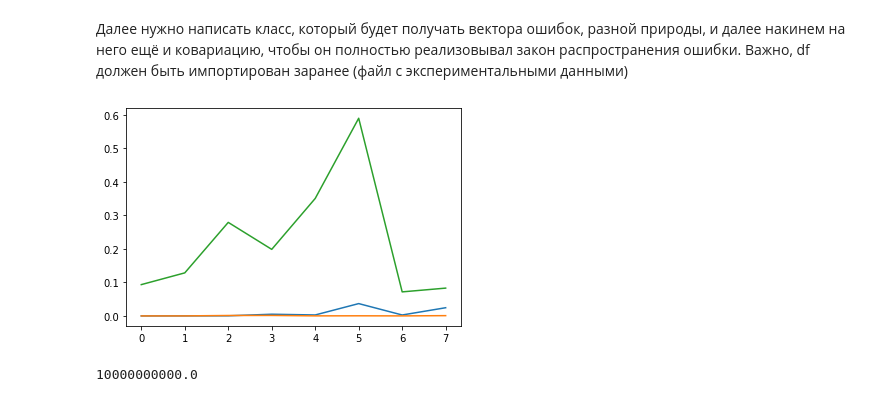
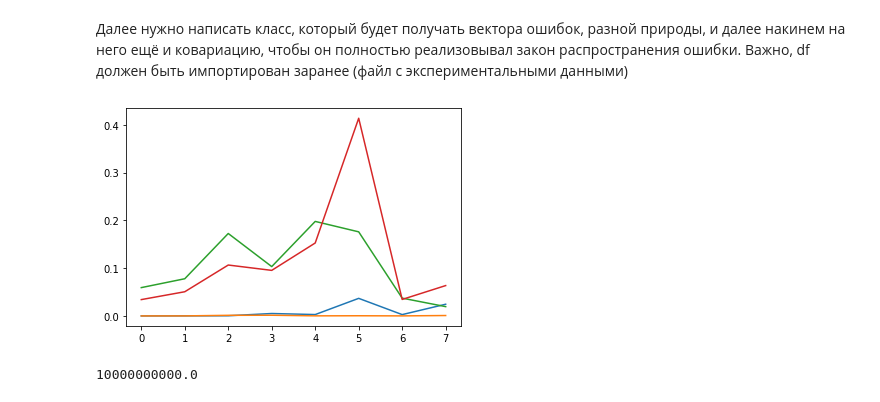
Before and after one commit to 89605502155/CourseWork4, a Jupyter notebook: task1.ipynb, the cells around one changed output. Saved outputs shown, nothing was run; the diff lists cells and outputs as text; code cells hidden in the pictures.

```diff
--- a/task1.ipynb
+++ b/task1.ipynb
@@ -235,28 +191,32 @@ class my_deriv():
         f2=f(T=self.T-(self.h),Ne=self.Ne,intens_K=self.intens_K, intens_N=self.intens_N)
         f4=f(T=self.T+(self.h),Ne=self.Ne,intens_K=self.intens_K, intens_N=self.intens_N)
         f5=f(T=self.T+(2*self.h),Ne=self.Ne,intens_K=self.intens_K, intens_N=self.intens_N)
-        return (f1.main()-(8*f2.main())+(8*f4.main())-f5.main())/(12*self.h)
+        #return (f1.main()-(8*f2.main())+(8*f4.main())-f5.main())/(12*self.h)
+        return (f4.main()-f2.main())/(2*self.h)
 
     def deriv_n(self):
         f1=f(T=self.T,Ne=self.Ne-(2*self.h),intens_K=self.intens_K, intens_N=self.intens_N)
         f2=f(T=self.T,Ne=self.Ne-(self.h),intens_K=self.intens_K, intens_N=self.intens_N)
         f4=f(T=self.T,Ne=self.Ne+(self.h),intens_K=self.intens_K, intens_N=self.intens_N)
         f5=f(T=self.T,Ne=self.Ne+(2*self.h),intens_K=self.intens_K, intens_N=self.intens_N)
-        return (f1.main()-(8*f2.main())+(8*f4.main())-f5.main())/(12*self.h)
+        #return (f1.main()-(8*f2.main())+(8*f4.main())-f5.main())/(12*self.h)
+        return (f4.main()-f2.main())/(2*self.h)
 
     def deriv_in(self):
         f1=f(T=self.T,Ne=self.Ne,intens_K=self.intens_K, intens_N=self.intens_N-(2*self.h))
         f2=f(T=self.T,Ne=self.Ne,intens_K=self.intens_K, intens_N=self.intens_N-(self.h))
         f4=f(T=self.T,Ne=self.Ne,intens_K=self.intens_K, intens_N=self.intens_N+(self.h))
         f5=f(T=self.T,Ne=self.Ne,intens_K=self.intens_K, intens_N=self.intens_N+(2*self.h))
-        return (f1.main()-(8*f2.main())+(8*f4.main())-f5.main())/(12*self.h)
+        #return (f1.main()-(8*f2.main())+(8*f4.main())-f5.main())/(12*self.h)
+        return (f4.main()-f2.main())/(2*self.h)
 
     def deriv_ik(self):
         f1=f(T=self.T,Ne=self.Ne,intens_K=self.intens_K-(2*self.h), intens_N=self.intens_N)
         f2=f(T=self.T,Ne=self.Ne,intens_K=self.intens_K-(self.h), intens_N=self.intens_N)
         f4=f(T=self.T,Ne=self.Ne,intens_K=self.intens_K+(self.h), intens_N=self.intens_N)
         f5=f(T=self.T,Ne=self.Ne,intens_K=self.intens_K+(2*self.h), intens_N=self.intens_N)
-        return (f1.main()-(8*f2.main())+(8*f4.main())-f5.main())/(12*self.h)
+        #return (f1.main()-(8*f2.main())+(8*f4.main())-f5.main())/(12*self.h)
+        return (f4.main()-f2.main())/(2*self.h)
 
     def calc(self):
         if (self.param=="T"):
@@ -299,7 +259,7 @@ class vector_derivative():
     def vec_ik(self):
         res=list()
         for i in range(len(df.iloc[:,0])):
-            model=my_deriv(h=1/5000,T=df.iloc[i,5],Ne=df.iloc[i,7],
+            model=my_deriv(h=5,T=df.iloc[i,5],Ne=df.iloc[i,7],
                            intens_K=df.iloc[i,3], intens_N=df.iloc[i,1],param="IK")
             res.append(m.pow(model.calc(),2)*m.pow(df.iloc[i,4],2))
         return res
@@ -307,7 +267,7 @@ class vector_derivative():
     def vec_in(self):
         res=list()
         for i in range(len(df.iloc[:,0])):
-            model=my_deriv(h=1/5000,T=df.iloc[i,5],Ne=df.iloc[i,7],
+            model=my_deriv(h=5,T=df.iloc[i,5],Ne=df.iloc[i,7],
                            intens_K=df.iloc[i,3], intens_N=df.iloc[i,1],param="IN")
             res.append(m.pow(model.calc(),2)*m.pow(df.iloc[i,2],2))
         return res
@@ -321,10 +281,12 @@ res=aaaa.main()
 # %%
 plt.plot(res[0,:])
 plt.plot(res[1,:])
-plt.plot((res[2,:]+res[3,:]))
+#plt.plot((res[2,:]+res[3,:]))
+plt.plot(res[2,:])
+plt.plot(res[3,:])
 plt.show()
 # %% [output]
-[figure, old version]
+[figure, new version]
 # %%
 1e10
 # %% [output]
```
Also changed, not shown: parts of 7 cells of this notebook.
